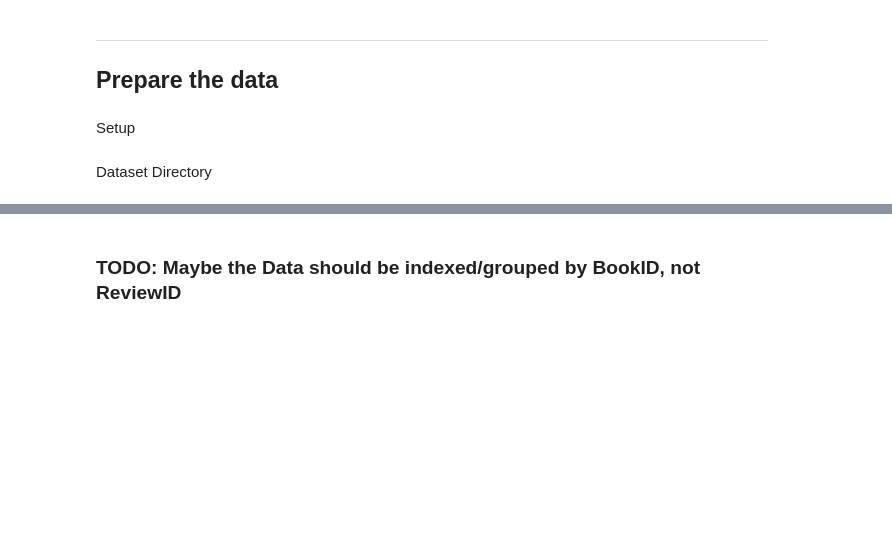
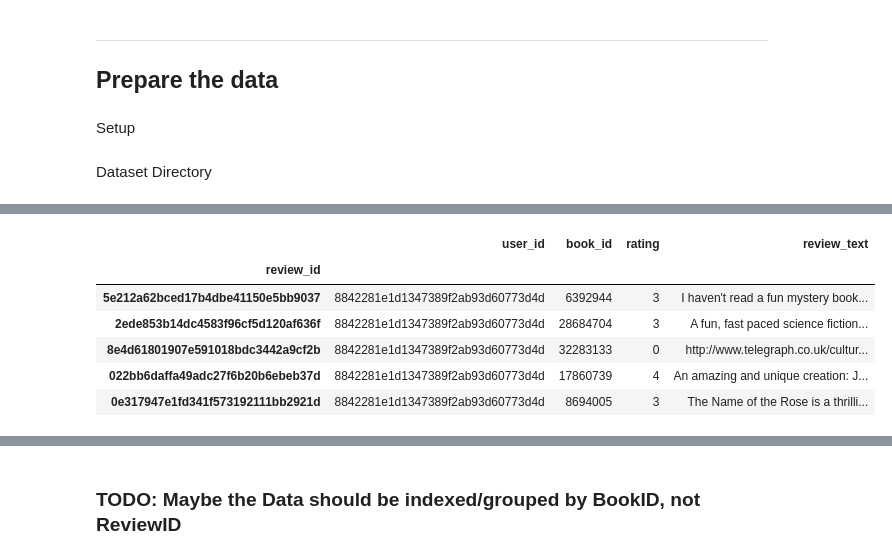
Before and after one commit to simon376/ds-recommender-project, a Jupyter notebook: keras_dcn.ipynb, the cells around one changed output, grey strips where cells are left out. Cells and saved outputs as stored; diff of their text form; code cells hidden in the pictures; blank space fills up the shorter version.

```diff
--- a/keras_dcn.ipynb
+++ b/keras_dcn.ipynb
@@ -52,0 +75,12 @@ memory usage: 11.4 MB
+# %%
+df_reviews = pd.read_csv(os.path.join(DIR, csv_fn_reviews), dtype=review_dtype, low_memory=True)
+df_reviews.set_index('review_id', inplace=True)
+df_reviews.head()
+# %% [output]
+|  | user_id | book_id | rating | review_text |
+| review_id |  |  |  |  |
+| 5e212a62bced17b4dbe41150e5bb9037 | 8842281e1d1347389f2ab93d60773d4d | 6392944 | 3 | I haven't read a fun mystery book... |
+| 2ede853b14dc4583f96cf5d120af636f | 8842281e1d1347389f2ab93d60773d4d | 28684704 | 3 | A fun, fast paced science fiction... |
+| 8e4d61801907e591018bdc3442a9cf2b | 8842281e1d1347389f2ab93d60773d4d | 32283133 | 0 | http://www.telegraph.co.uk/cultur... |
+| 022bb6daffa49adc27f6b20b6ebeb37d | 8842281e1d1347389f2ab93d60773d4d | 17860739 | 4 | An amazing and unique creation: J... |
+| 0e317947e1fd341f573192111bb2921d | 8842281e1d1347389f2ab93d60773d4d | 8694005 | 3 | The Name of the Rose is a thrilli... |
```
Also changed, not shown: parts of 29 cells of this notebook.
